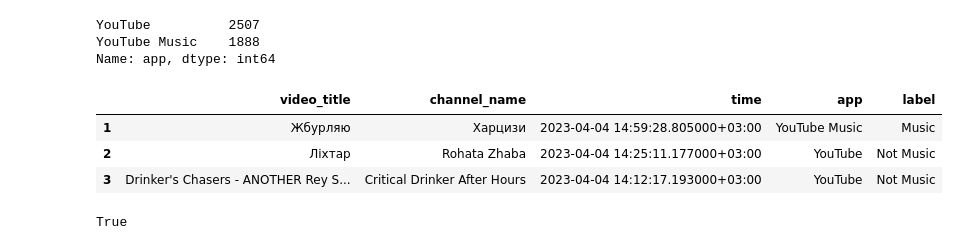
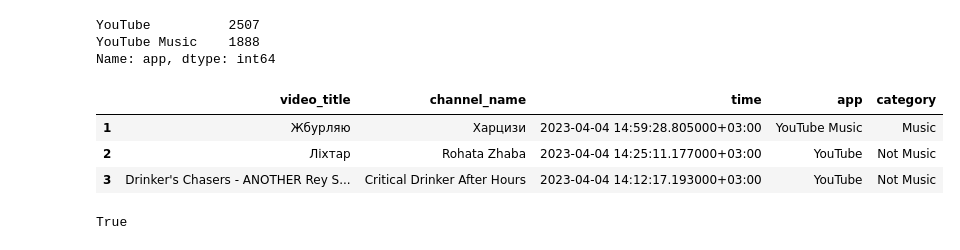
Before and after one commit to SanAntonik/yt_activity_analysis, a Jupyter notebook: classify.ipynb, the cells around one changed output. Cells and saved outputs as stored; diff of their text form; code cells hidden in the pictures.

```diff
--- a/classify.ipynb
+++ b/classify.ipynb
@@ -67,10 +67,10 @@ def initial_classification(row):
         category = "Not Music"
     return category
 # %%
-df["label"] = df.apply(initial_classification, axis=1)
+df["category"] = df.apply(initial_classification, axis=1)
 df.head(3)
 # %% [output]
-|  | video_title | channel_name | time | app | label |
+|  | video_title | channel_name | time | app | category |
 | 1 | Жбурляю | Харцизи | 2023-04-04 14:59:28.805000+03:00 | YouTube Music | Music |
 | 2 | Ліхтар | Rohata Zhaba | 2023-04-04 14:25:11.177000+03:00 | YouTube | Not Music |
 | 3 | Drinker's Chasers - ANOTHER Rey S... | Critical Drinker After Hours | 2023-04-04 14:12:17.193000+03:00 | YouTube | Not Music |
```
Also changed, not shown: parts of 27 cells of this notebook.
